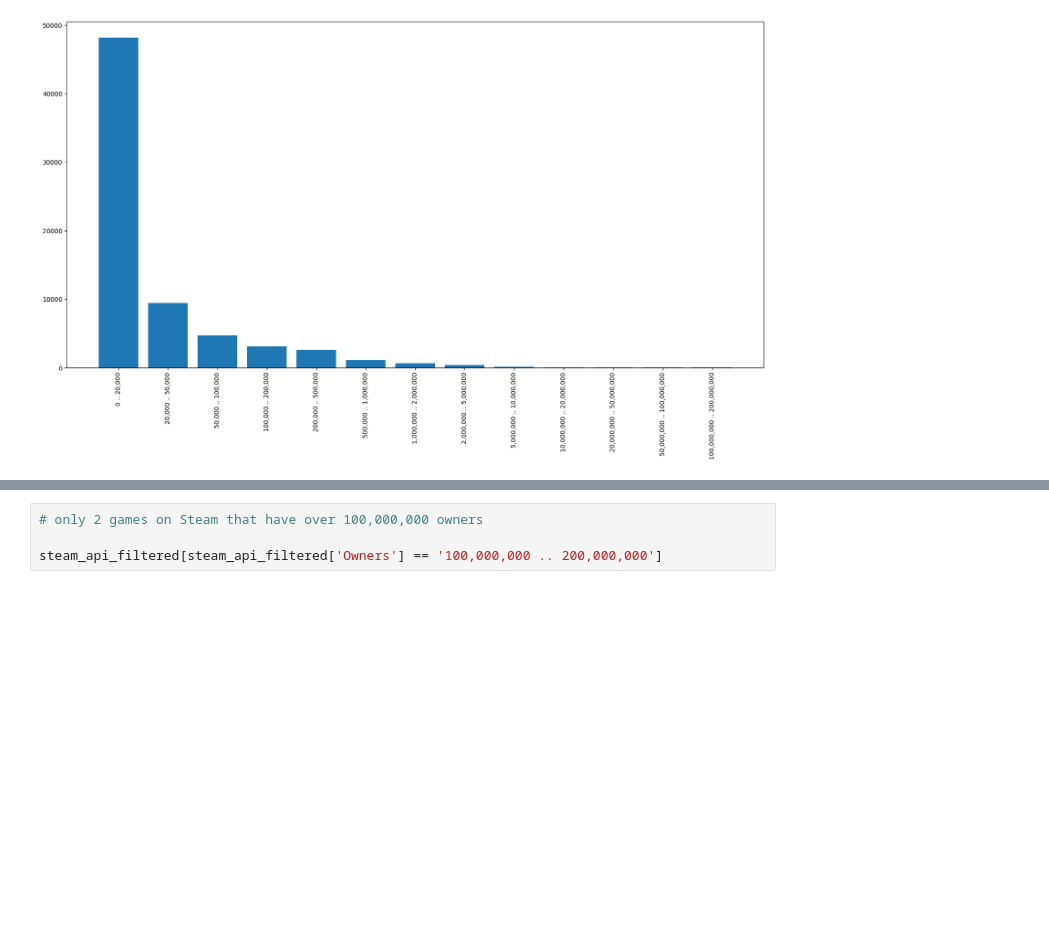
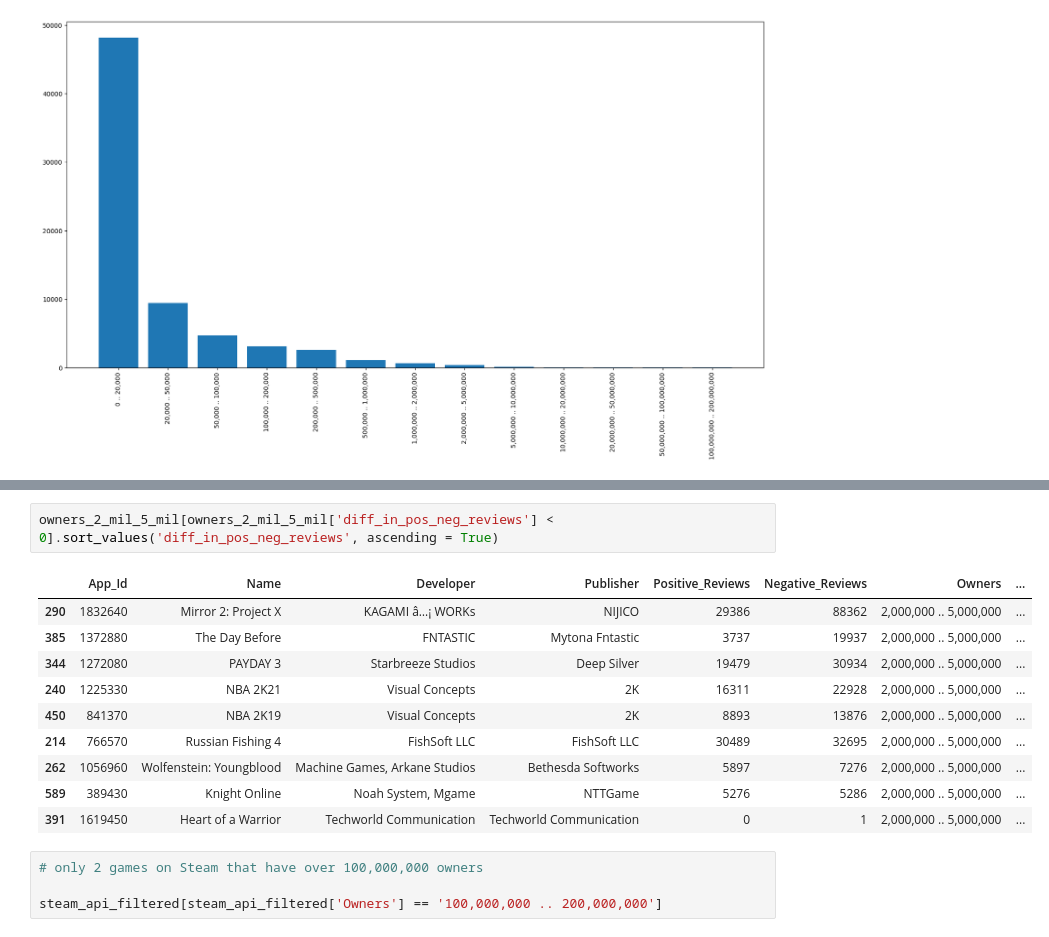
Before and after one commit to barbsjean/Steam_data_analysis, a Jupyter notebook: The Steam Notebook.ipynb, the cells around one changed output, grey strips where cells are left out. Cells and saved outputs as stored; diff of their text form; blank space fills up the shorter version.

```diff
--- a/The Steam Notebook.ipynb
+++ b/The Steam Notebook.ipynb
@@ -232,3 +343,16 @@ plt.xticks(rotation = 90)
+# %%
+owners_2_mil_5_mil[owners_2_mil_5_mil['diff_in_pos_neg_reviews'] < 0].sort_values('diff_in_pos_neg_reviews', ascending = True)
+# %% [output]
+|  | App_Id | Name | Developer | Publisher | Positive_Reviews | Negative_Reviews | Owners | ... |
+| 290 | 1832640 | Mirror 2: Project X | KAGAMI â…¡ WORKs | NIJICO | 29386 | 88362 | 2,000,000 .. 5,000,000 | ... |
+| 385 | 1372880 | The Day Before | FNTASTIC | Mytona Fntastic | 3737 | 19937 | 2,000,000 .. 5,000,000 | ... |
+| 344 | 1272080 | PAYDAY 3 | Starbreeze Studios | Deep Silver | 19479 | 30934 | 2,000,000 .. 5,000,000 | ... |
+| 240 | 1225330 | NBA 2K21 | Visual Concepts | 2K | 16311 | 22928 | 2,000,000 .. 5,000,000 | ... |
+| 450 | 841370 | NBA 2K19 | Visual Concepts | 2K | 8893 | 13876 | 2,000,000 .. 5,000,000 | ... |
+| 214 | 766570 | Russian Fishing 4 | FishSoft LLC | FishSoft LLC | 30489 | 32695 | 2,000,000 .. 5,000,000 | ... |
+| 262 | 1056960 | Wolfenstein: Youngblood | Machine Games, Arkane Studios | Bethesda Softworks | 5897 | 7276 | 2,000,000 .. 5,000,000 | ... |
+| 589 | 389430 | Knight Online | Noah System, Mgame | NTTGame | 5276 | 5286 | 2,000,000 .. 5,000,000 | ... |
+| 391 | 1619450 | Heart of a Warrior | Techworld Communication | Techworld Communication | 0 | 1 | 2,000,000 .. 5,000,000 | ... |
 # %%
 # only 2 games on Steam that have over 100,000,000 owners
 
```
Also changed, not shown: parts of 22 cells of this notebook, 3 other files.
